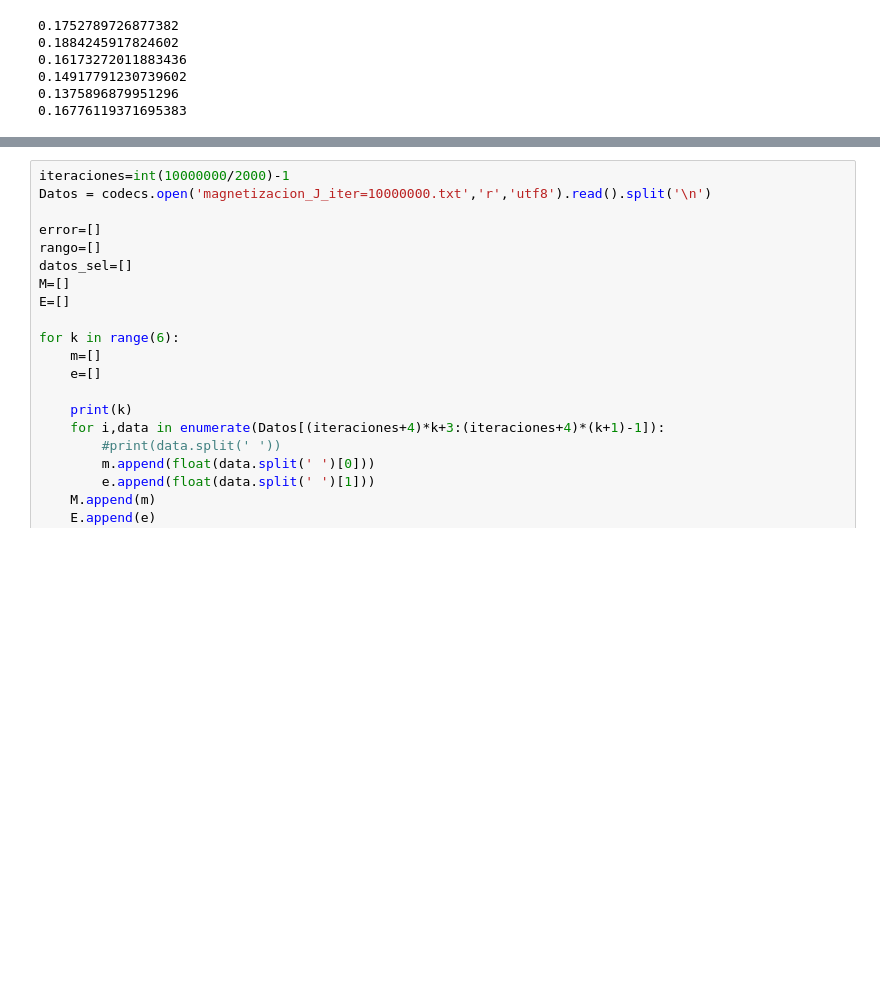
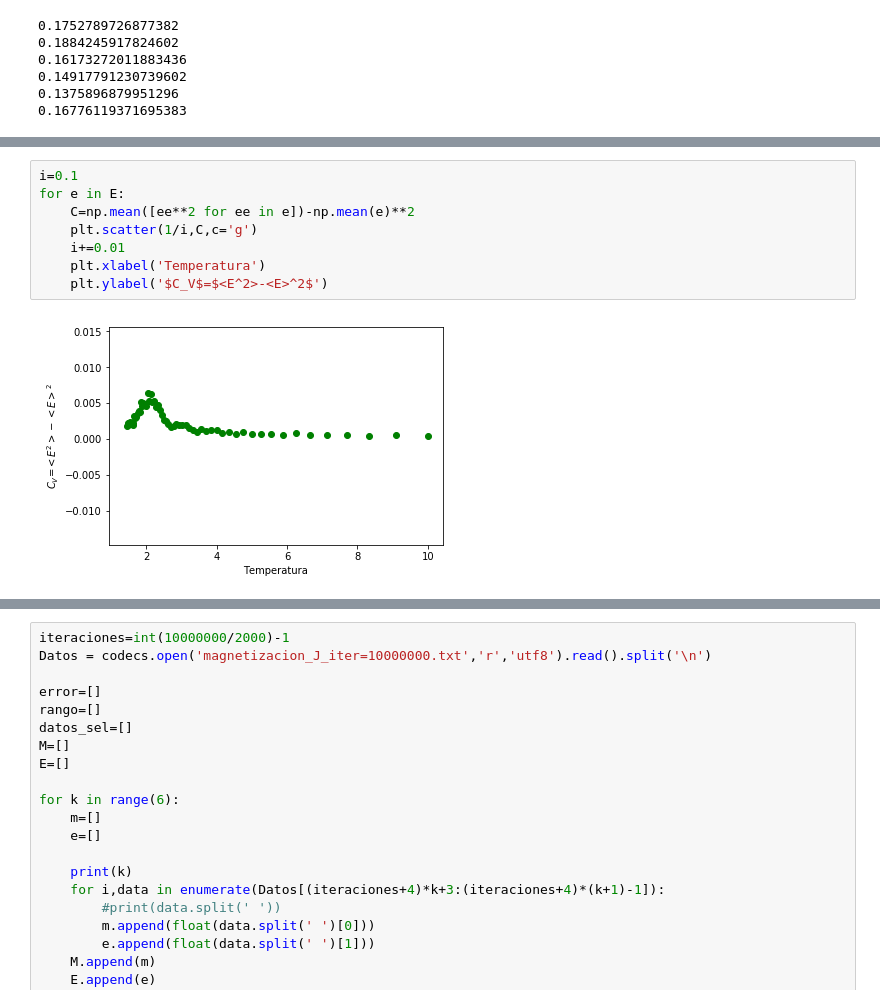
Before and after one commit to lupipedraza/Ising, a Jupyter notebook: ej2.ipynb, the cells around one changed output, grey strips where cells are left out. Drawn from its saved outputs; the diff is of its cells as text; blank space fills up the shorter version.

```diff
--- a/ej2.ipynb
+++ b/ej2.ipynb
@@ -247,0 +261,10 @@ for i, pos in enumerate(pos):
+# %%
+i=0.1
+for e in E:
+    C=np.mean([ee**2 for ee in e])-np.mean(e)**2
+    plt.scatter(1/i,C,c='g')
+    i+=0.01
+    plt.xlabel('Temperatura')
+    plt.ylabel('$C_V$=$<E^2>-<E>^2$')
+# %% [output]
+[figure, added]
```
Also changed, not shown: parts of 13 cells of this notebook, 33 other files.
